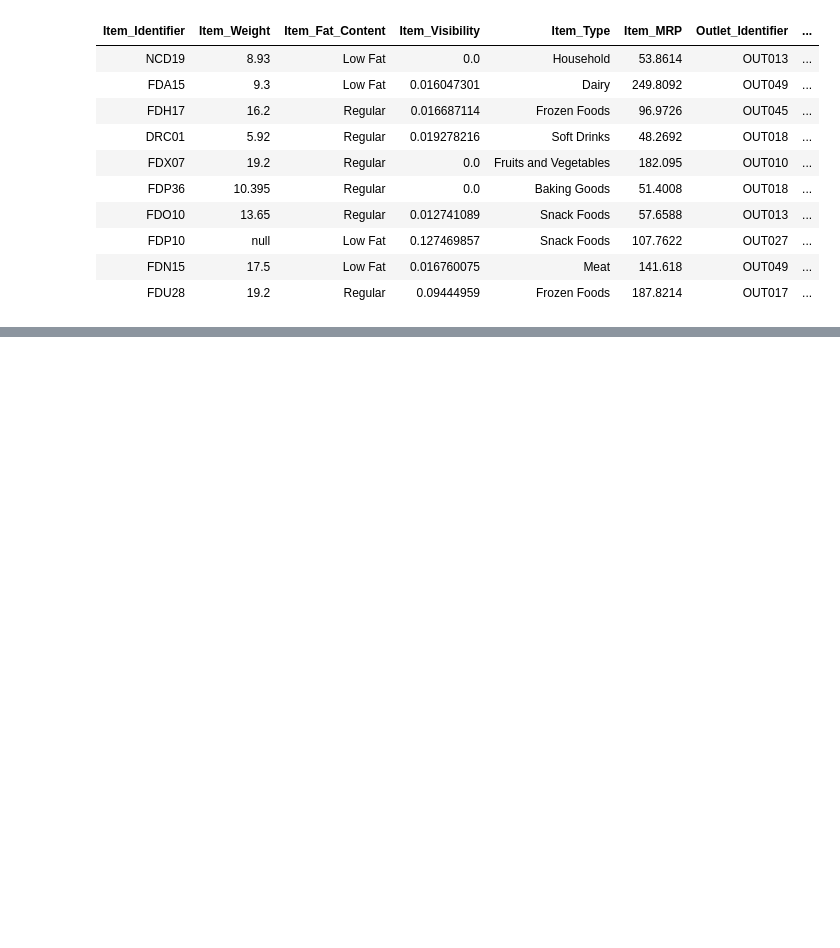
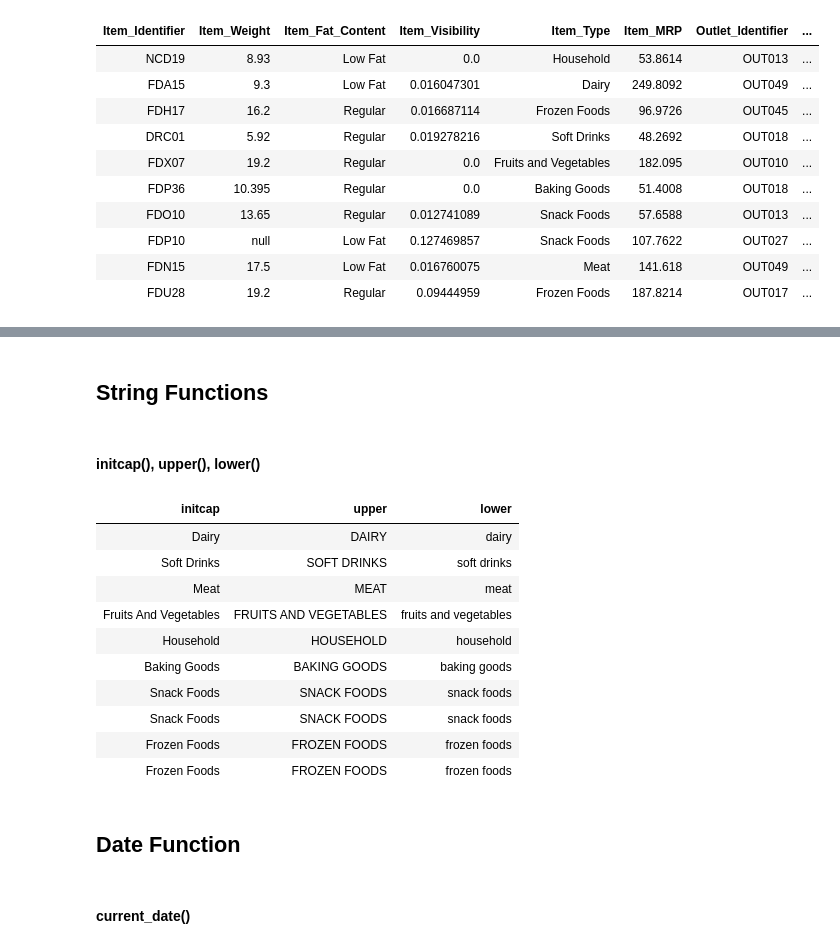
Before and after one commit to lahusawant/Documents, a Jupyter notebook: 01_Tutorial.ipynb, the cells around one changed output, grey strips where cells are left out. Saved outputs shown, nothing was run; the diff lists cells and outputs as text; code cells hidden in the pictures; blank space fills up the shorter version.

```diff
--- a/01_Tutorial.ipynb
+++ b/01_Tutorial.ipynb
@@ -576,0 +636,29 @@ df_csv_1.distinct().limit(10).display()
+# %% [markdown]
+## String Functions
+# %% [markdown]
+#### initcap(), upper(), lower()
+# %%
+df_csv_1\
+    .select(\
+        (initcap('Item_Type').alias("initcap")),\
+        (upper('Item_Type').alias('upper')),\
+        (lower('Item_Type').alias('lower'))\
+    )\
+    .limit(10)\
+    .display()
+# %% [output]
+| initcap | upper | lower |
+| Dairy | DAIRY | dairy |
+| Soft Drinks | SOFT DRINKS | soft drinks |
+| Meat | MEAT | meat |
+| Fruits And Vegetables | FRUITS AND VEGETABLES | fruits and vegetables |
+| Household | HOUSEHOLD | household |
+| Baking Goods | BAKING GOODS | baking goods |
+| Snack Foods | SNACK FOODS | snack foods |
+| Snack Foods | SNACK FOODS | snack foods |
+| Frozen Foods | FROZEN FOODS | frozen foods |
+| Frozen Foods | FROZEN FOODS | frozen foods |
+# %% [markdown]
+## Date Function
+# %% [markdown]
+#### current_date()
```
Also changed, not shown: parts of 36 cells of this notebook.
